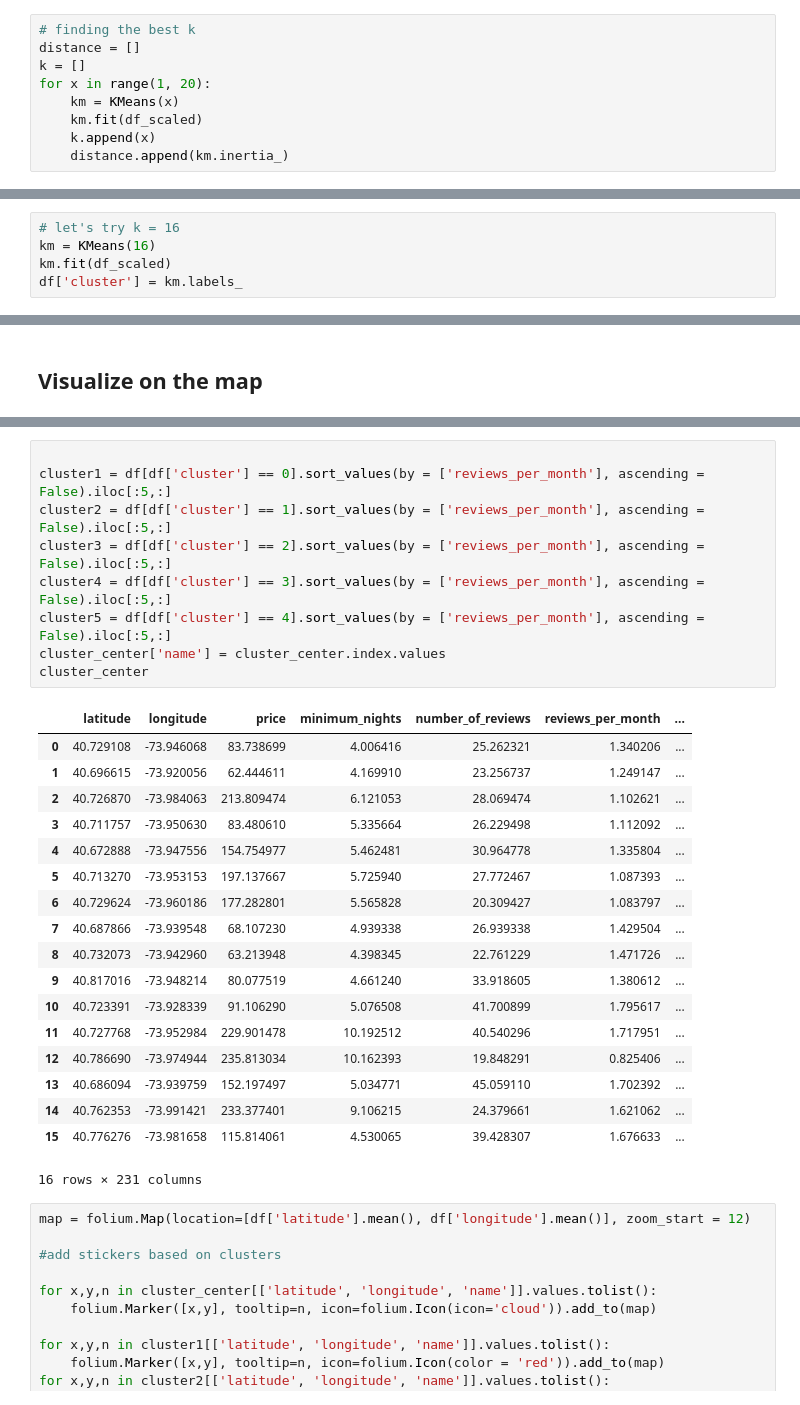
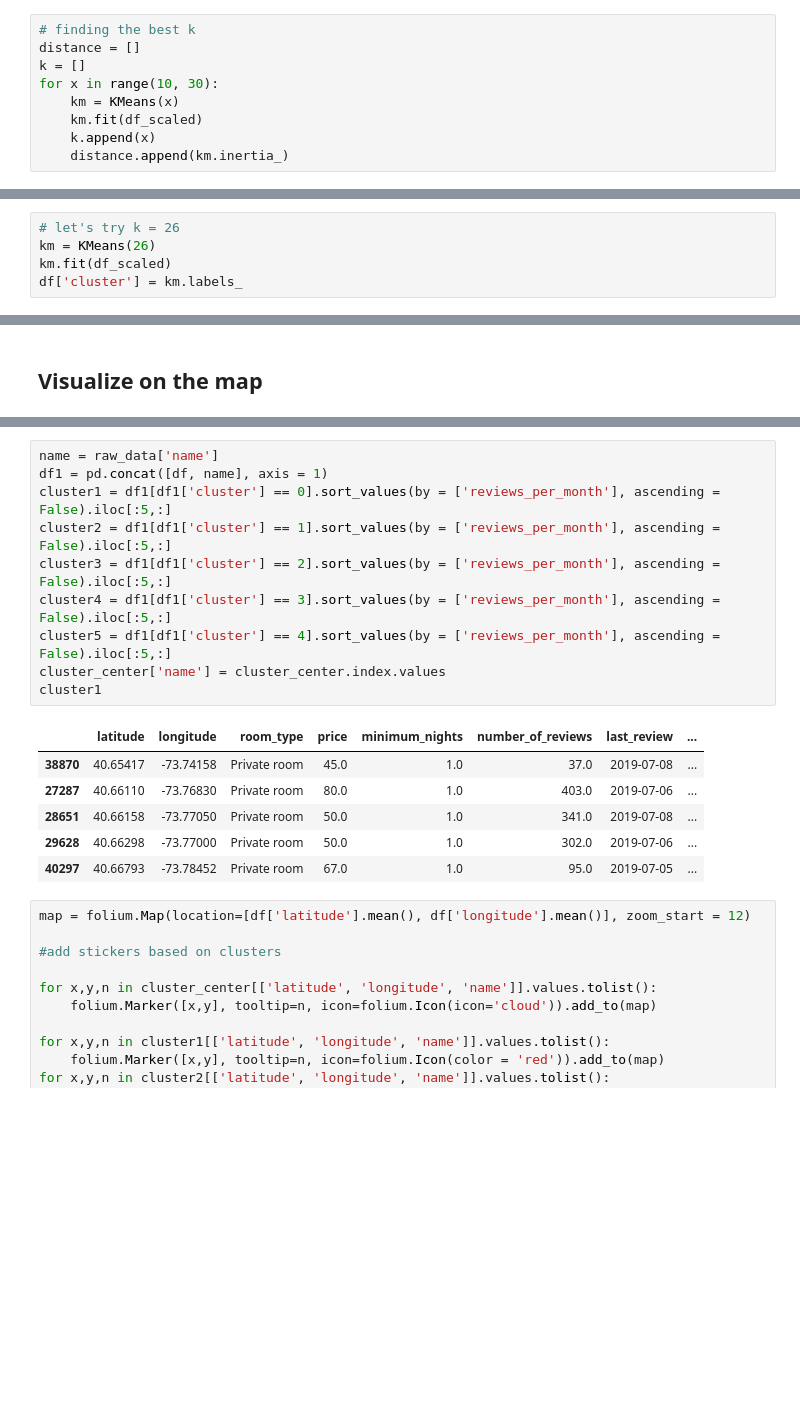
Before and after one commit to peterzpye/IBM-data-science-capstone-projects, a Jupyter notebook: Clustering analysis for Airbnb in NYC.ipynb, the cells around one changed output, grey strips where cells are left out. Drawn from its saved outputs; the diff is of its cells as text; blank space fills up the shorter version.

```diff
--- a/Clustering analysis for Airbnb in NYC.ipynb
+++ b/Clustering analysis for Airbnb in NYC.ipynb
@@ -217,7 +250,7 @@ df_scaled = mms.fit_transform(df_labeled)
 # finding the best k
 distance = []
 k = []
-for x in range(1, 20):
+for x in range(10, 30):
     km = KMeans(x)
     km.fit(df_scaled)
     k.append(x)
@@ -230,6 +263,6 @@ sb.lineplot(k, distance)
 # %%
-# let's try k = 16
-km = KMeans(16)
+# let's try k = 26
+km = KMeans(26)
 km.fit(df_scaled)
 df['cluster'] = km.labels_
 # %%
@@ -285,31 +322,20 @@ Requirement already satisfied: six in /opt/conda/envs/Python36/lib/python3.6/sit
 # %%
-
-cluster1 = df[df['cluster'] == 0].sort_values(by = ['reviews_per_month'], ascending = False).iloc[:5,:]
-cluster2 = df[df['cluster'] == 1].sort_values(by = ['reviews_per_month'], ascending = False).iloc[:5,:]
-cluster3 = df[df['cluster'] == 2].sort_values(by = ['reviews_per_month'], ascending = False).iloc[:5,:]
-cluster4 = df[df['cluster'] == 3].sort_values(by = ['reviews_per_month'], ascending = False).iloc[:5,:]
-cluster5 = df[df['cluster'] == 4].sort_values(by = ['reviews_per_month'], ascending = False).iloc[:5,:]
+name = raw_data['name']
+df1 = pd.concat([df, name], axis = 1)
+cluster1 = df1[df1['cluster'] == 0].sort_values(by = ['reviews_per_month'], ascending = False).iloc[:5,:]
+cluster2 = df1[df1['cluster'] == 1].sort_values(by = ['reviews_per_month'], ascending = False).iloc[:5,:]
+cluster3 = df1[df1['cluster'] == 2].sort_values(by = ['reviews_per_month'], ascending = False).iloc[:5,:]
+cluster4 = df1[df1['cluster'] == 3].sort_values(by = ['reviews_per_month'], ascending = False).iloc[:5,:]
+cluster5 = df1[df1['cluster'] == 4].sort_values(by = ['reviews_per_month'], ascending = False).iloc[:5,:]
 cluster_center['name'] = cluster_center.index.values
-cluster_center
+cluster1
 # %% [output]
-|  | latitude | longitude | price | minimum_nights | number_of_reviews | reviews_per_month | ... |
-| 0 | 40.729108 | -73.946068 | 83.738699 | 4.006416 | 25.262321 | 1.340206 | ... |
-| 1 | 40.696615 | -73.920056 | 62.444611 | 4.169910 | 23.256737 | 1.249147 | ... |
-| 2 | 40.726870 | -73.984063 | 213.809474 | 6.121053 | 28.069474 | 1.102621 | ... |
-| 3 | 40.711757 | -73.950630 | 83.480610 | 5.335664 | 26.229498 | 1.112092 | ... |
-| 4 | 40.672888 | -73.947556 | 154.754977 | 5.462481 | 30.964778 | 1.335804 | ... |
-| 5 | 40.713270 | -73.953153 | 197.137667 | 5.725940 | 27.772467 | 1.087393 | ... |
-| 6 | 40.729624 | -73.960186 | 177.282801 | 5.565828 | 20.309427 | 1.083797 | ... |
-| 7 | 40.687866 | -73.939548 | 68.107230 | 4.939338 | 26.939338 | 1.429504 | ... |
-| 8 | 40.732073 | -73.942960 | 63.213948 | 4.398345 | 22.761229 | 1.471726 | ... |
-| 9 | 40.817016 | -73.948214 | 80.077519 | 4.661240 | 33.918605 | 1.380612 | ... |
-| 10 | 40.723391 | -73.928339 | 91.106290 | 5.076508 | 41.700899 | 1.795617 | ... |
-| 11 | 40.727768 | -73.952984 | 229.901478 | 10.192512 | 40.540296 | 1.717951 | ... |
-| 12 | 40.786690 | -73.974944 | 235.813034 | 10.162393 | 19.848291 | 0.825406 | ... |
-| 13 | 40.686094 | -73.939759 | 152.197497 | 5.034771 | 45.059110 | 1.702392 | ... |
-| 14 | 40.762353 | -73.991421 | 233.377401 | 9.106215 | 24.379661 | 1.621062 | ... |
-| 15 | 40.776276 | -73.981658 | 115.814061 | 4.530065 | 39.428307 | 1.676633 | ... |
+|  | latitude | longitude | room_type | price | minimum_nights | number_of_reviews | last_review | ... |
+| 38870 | 40.65417 | -73.74158 | Private room | 45.0 | 1.0 | 37.0 | 2019-07-08 | ... |
+| 27287 | 40.66110 | -73.76830 | Private room | 80.0 | 1.0 | 403.0 | 2019-07-06 | ... |
+| 28651 | 40.66158 | -73.77050 | Private room | 50.0 | 1.0 | 341.0 | 2019-07-08 | ... |
+| 29628 | 40.66298 | -73.77000 | Private room | 50.0 | 1.0 | 302.0 | 2019-07-06 | ... |
+| 40297 | 40.66793 | -73.78452 | Private room | 67.0 | 1.0 | 95.0 | 2019-07-05 | ... |
-16 rows × 231 columns
 # %%
 map = folium.Map(location=[df['latitude'].mean(), df['longitude'].mean()], zoom_start = 12)
 
```
Also changed, not shown: parts of 18 cells of this notebook.
